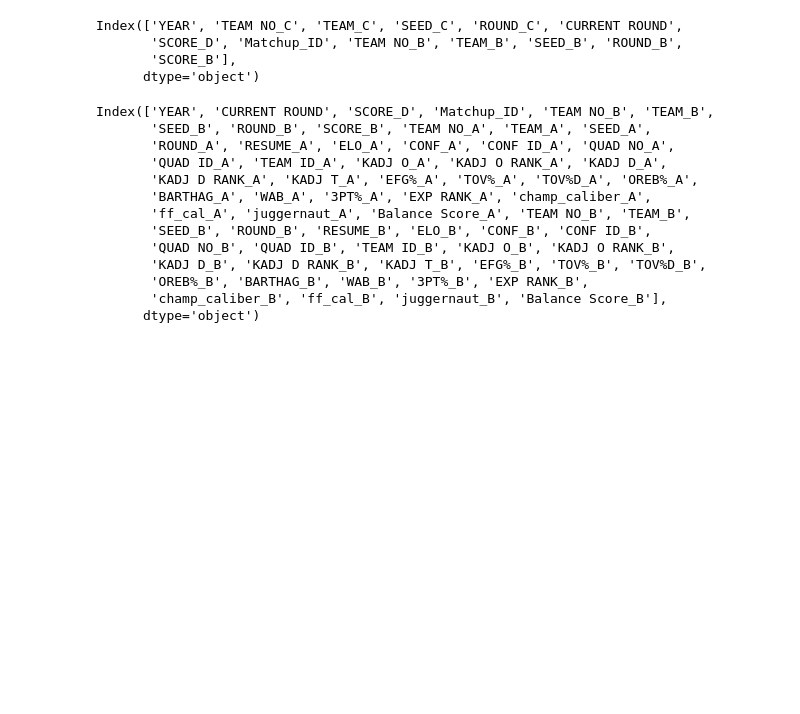
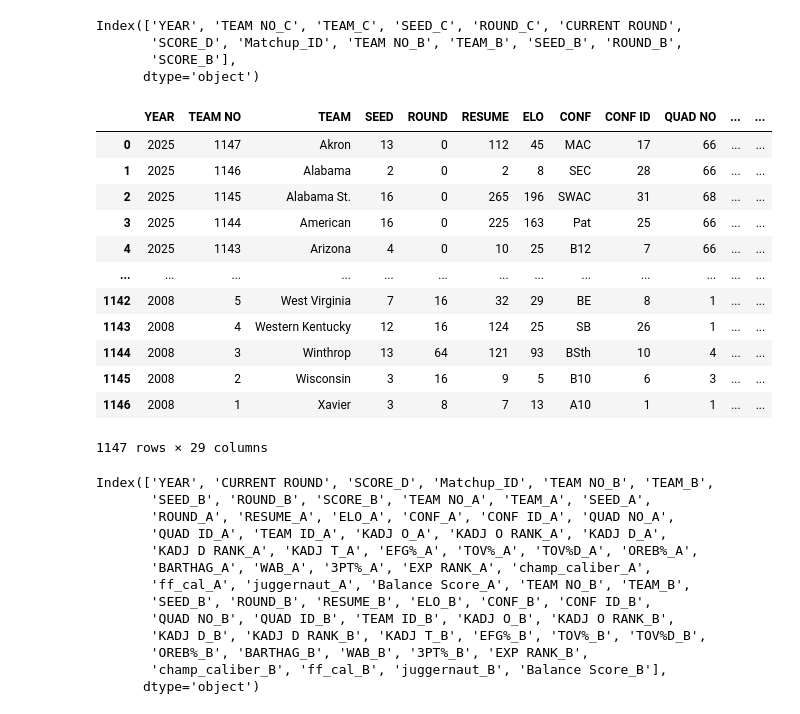
Before and after one commit to mevitts/March_Madness, a Jupyter notebook: mm.ipynb, the cells around one changed output. Drawn from its saved outputs; the diff is of its cells as text; code cells hidden in the pictures; blank space fills up the shorter version.

```diff
--- a/mm.ipynb
+++ b/mm.ipynb
@@ -234,17 +240,32 @@ Index(['YEAR', 'TEAM NO_C', 'TEAM_C', 'SEED_C', 'ROUND_C', 'CURRENT ROUND',
 # %%
 from unicodedata import numeric
 from sklearn.pipeline import Pipeline
 from sklearn.preprocessing import StandardScaler
 
 #skipping imputer because no missing counts, and when there are NaN values, it is becauase it is the current year 2025 where scores have not been updated
 team_pipeline = Pipeline([
     ('scaler', StandardScaler())
 ])
 
 number_col = ['KADJ O', 'KADJ D', 'KADJ T', 'EFG%', 'TOV%', 'TOV%D', 'OREB%', 'BARTHAG', 'WAB', '3PT%', 'EXP RANK']
 
 merged_df_processed = merged_df.copy()
 merged_df_processed[number_col] = team_pipeline.fit_transform(merged_df[number_col])
+merged_df_processed
+# %% [output]
+|  | YEAR | TEAM NO | TEAM | SEED | ROUND | RESUME | ELO | CONF | CONF ID | QUAD NO | ... | ... |
+| 0 | 2025 | 1147 | Akron | 13 | 0 | 112 | 45 | MAC | 17 | 66 | ... | ... |
+| 1 | 2025 | 1146 | Alabama | 2 | 0 | 2 | 8 | SEC | 28 | 66 | ... | ... |
+| 2 | 2025 | 1145 | Alabama St. | 16 | 0 | 265 | 196 | SWAC | 31 | 68 | ... | ... |
+| 3 | 2025 | 1144 | American | 16 | 0 | 225 | 163 | Pat | 25 | 66 | ... | ... |
+| 4 | 2025 | 1143 | Arizona | 4 | 0 | 10 | 25 | B12 | 7 | 66 | ... | ... |
+| ... | ... | ... | ... | ... | ... | ... | ... | ... | ... | ... | ... | ... |
+| 1142 | 2008 | 5 | West Virginia | 7 | 16 | 32 | 29 | BE | 8 | 1 | ... | ... |
+| 1143 | 2008 | 4 | Western Kentucky | 12 | 16 | 124 | 25 | SB | 26 | 1 | ... | ... |
+| 1144 | 2008 | 3 | Winthrop | 13 | 64 | 121 | 93 | BSth | 10 | 4 | ... | ... |
+| 1145 | 2008 | 2 | Wisconsin | 3 | 16 | 9 | 5 | B10 | 6 | 3 | ... | ... |
+| 1146 | 2008 | 1 | Xavier | 3 | 8 | 7 | 13 | A10 | 1 | 1 | ... | ... |
+1147 rows × 29 columns
 # %%
 h2h = h2h.merge(merged_df_processed, left_on=['YEAR', 'TEAM NO_C', 'TEAM_C', 'SEED_C'],
                 right_on=['YEAR', 'TEAM NO', 'TEAM', 'SEED'], suffixes=('', '_dropA'))
```
Also changed, not shown: parts of 20 cells of this notebook, 2 other files.
